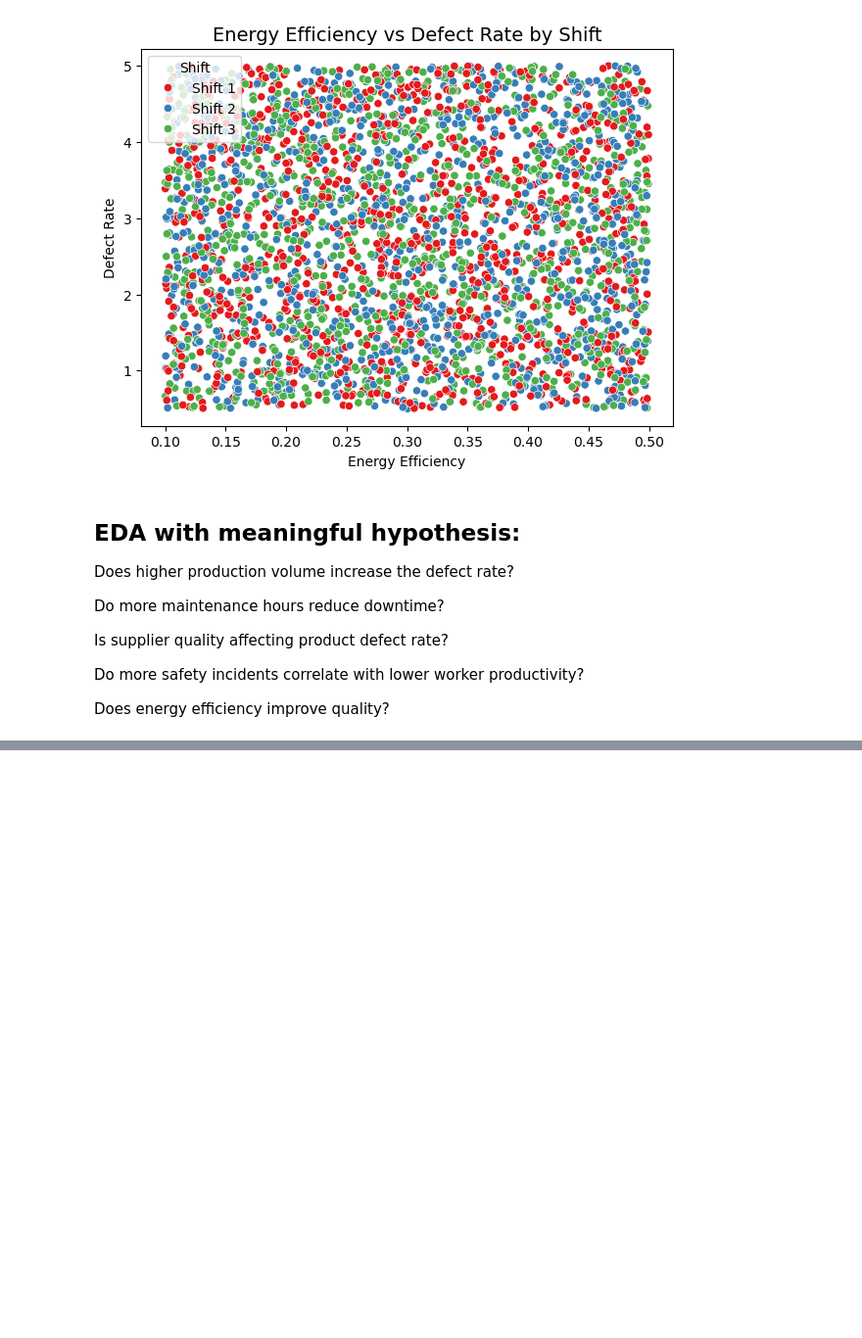
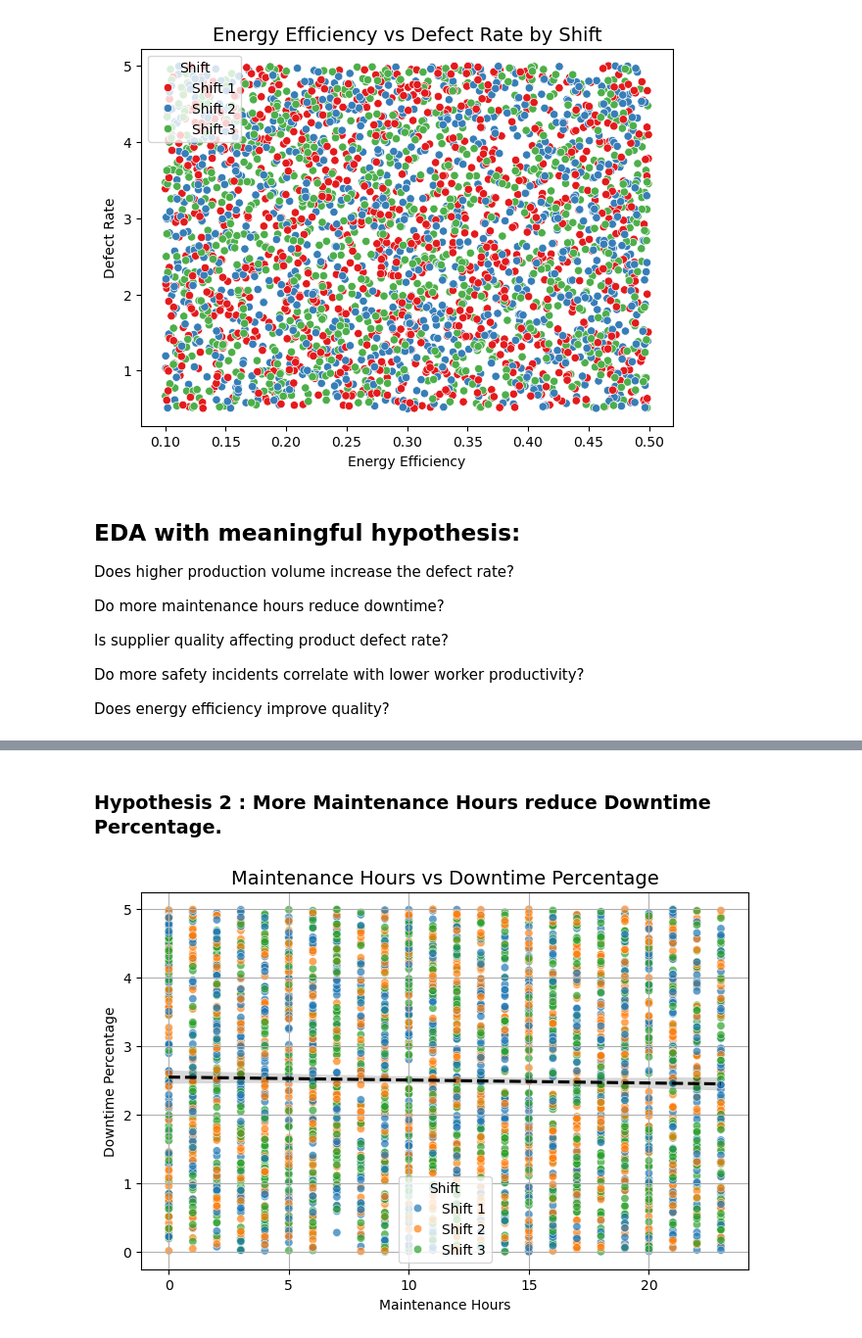
Before and after one commit to bbhatta10/Manufacturing-Quality-Analysis, a Jupyter notebook: quality.ipynb, the cells around one changed output, grey strips where cells are left out. Shown at 98% size. Saved outputs shown, nothing was run; the diff lists cells and outputs as text; code cells hidden in the pictures; blank space fills up the shorter version.

```diff
--- a/quality.ipynb
+++ b/quality.ipynb
@@ -321,0 +337,13 @@ Does energy efficiency improve quality?
+# %% [markdown]
+### Hypothesis 2 : More Maintenance Hours reduce Downtime Percentage.
+# %%
+plt.figure(figsize=(8,5))
+sns.scatterplot(data=df_quality_data, x='MaintenanceHours', y='DowntimePercentage', hue='Shift', alpha=0.7)
+sns.regplot(data=df_quality_data, x='MaintenanceHours', y='DowntimePercentage', scatter=False, color='black', line_kws={'linestyle':'dashed'})
+plt.title("Maintenance Hours vs Downtime Percentage", fontsize=14)
+plt.xlabel("Maintenance Hours")
+plt.ylabel("Downtime Percentage")
+plt.grid(True)
+plt.show()
+# %% [output]
+[figure, added]
```
Also changed, not shown: parts of 4 cells of this notebook.
